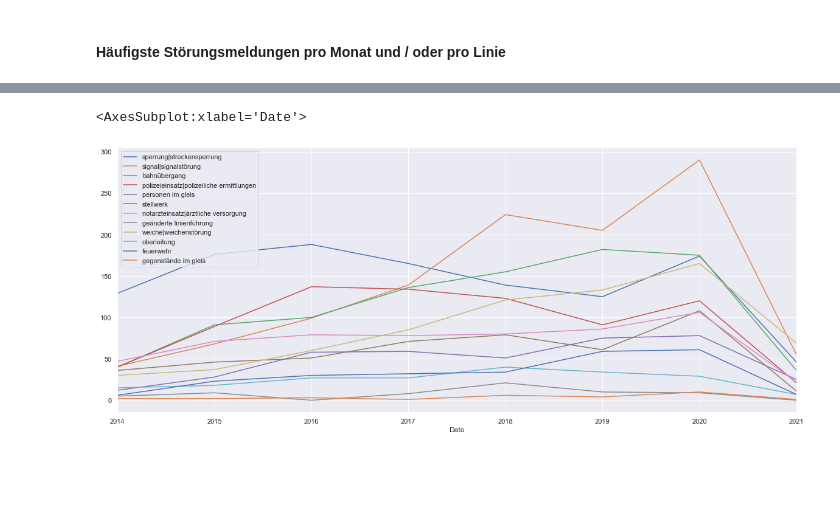
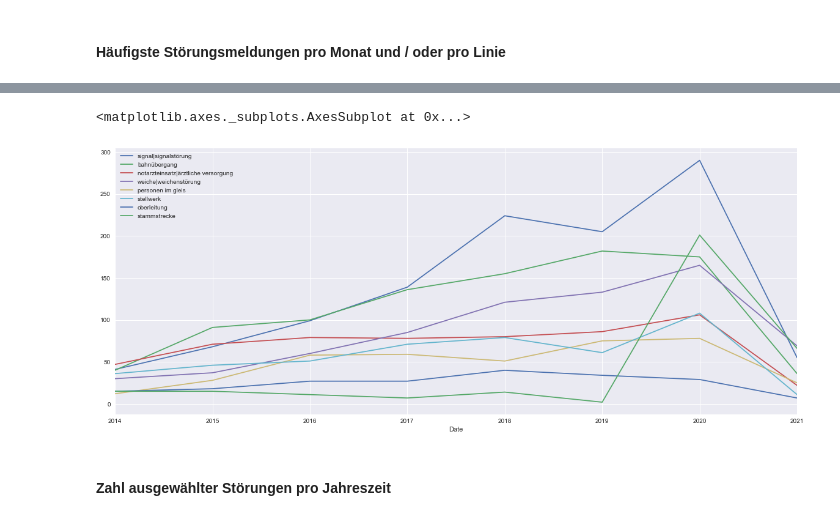
Before and after one commit to kummerer94/sbahn-stoerungen, a Jupyter notebook: analysis.ipynb, the cells around one changed output, grey strips where cells are left out. Cells and saved outputs as stored; diff of their text form; code cells hidden in the pictures; blank space fills up the shorter version.

```diff
--- a/analysis.ipynb
+++ b/analysis.ipynb
@@ -671,7 +639,7 @@ Können wir den Ausreißer in 2021 etwas genauer beleuchten? Eine Liste der Fehl
 # %%
 hot_words = [
     # 'störung|ausfall|verzögerung|beeinträchtigung',
-    'sperrung|streckensperrung',
+    # 'sperrung|streckensperrung',
     'signal|signalstörung',
     'bahnübergang',
     'polizeieinsatz|polizeiliche ermittlungen',
@@ -684,9 +652,20 @@ hot_words = [
     'feuerwehr',
     'gegenstände im gleis',
 ]
+
+top_hot_words = [
+    'signal|signalstörung',
+    'bahnübergang',
+    'notarzteinsatz|ärztliche versorgung',
+    'weiche|weichenstörung',
+    'personen im gleis',
+    'stellwerk',
+    'oberleitung',
+    'stammstrecke'
+]
 # %%
-stoerungen_hotwords = stoerungen.loc[stoerungen['Text'].str.contains('|'.join(hot_words)), :]
-for word in hot_words:
+stoerungen_hotwords = stoerungen.loc[stoerungen['Text'].str.contains('|'.join(top_hot_words)), :]
+for word in top_hot_words:
     stoerungen_hotwords = stoerungen_hotwords.assign(**{f'{word}': stoerungen_hotwords.loc[:, 'Text'].str.contains(word).values})
 
 stoerungen_hotwords.sum()
@@ -709,5 +682,5 @@ dtype: object
 # %%
-stoerungen_hotwords.groupby(pd.Grouper(freq='Y')).sum().plot(figsize=(20,8))
+stoerungen_hotwords.groupby(pd.Grouper(freq='A')).sum().plot(figsize=(20,8))
 # %% [output]
-<AxesSubplot:xlabel='Date'>
+<matplotlib.axes._subplots.AxesSubplot at 0x...>
-[figure, old version]
+[figure, new version]
@@ -714 +695,3 @@ stoerungen_hotwords.groupby(pd.Grouper(freq='Y')).sum().plot(figsize=(20,8))
+# %% [markdown]
+#### Zahl ausgewählter Störungen pro Jahreszeit
 # %%
```
Also changed, not shown: parts of 43 cells of this notebook.
